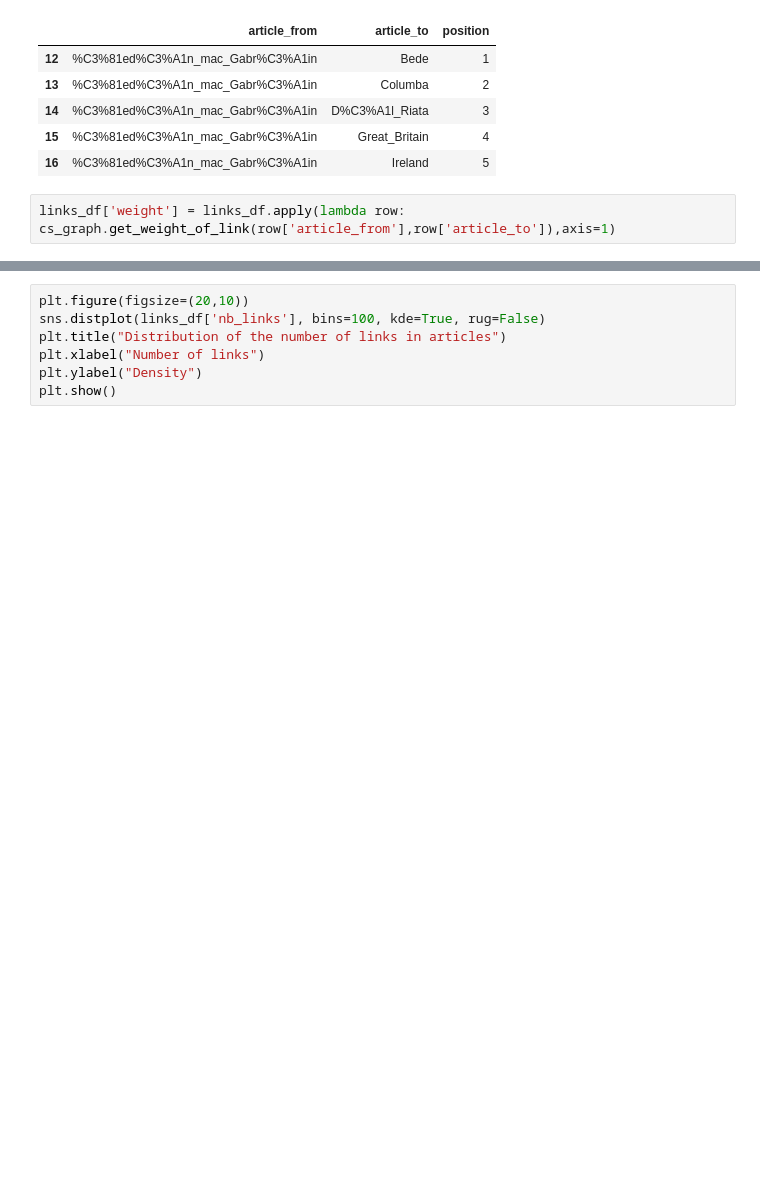
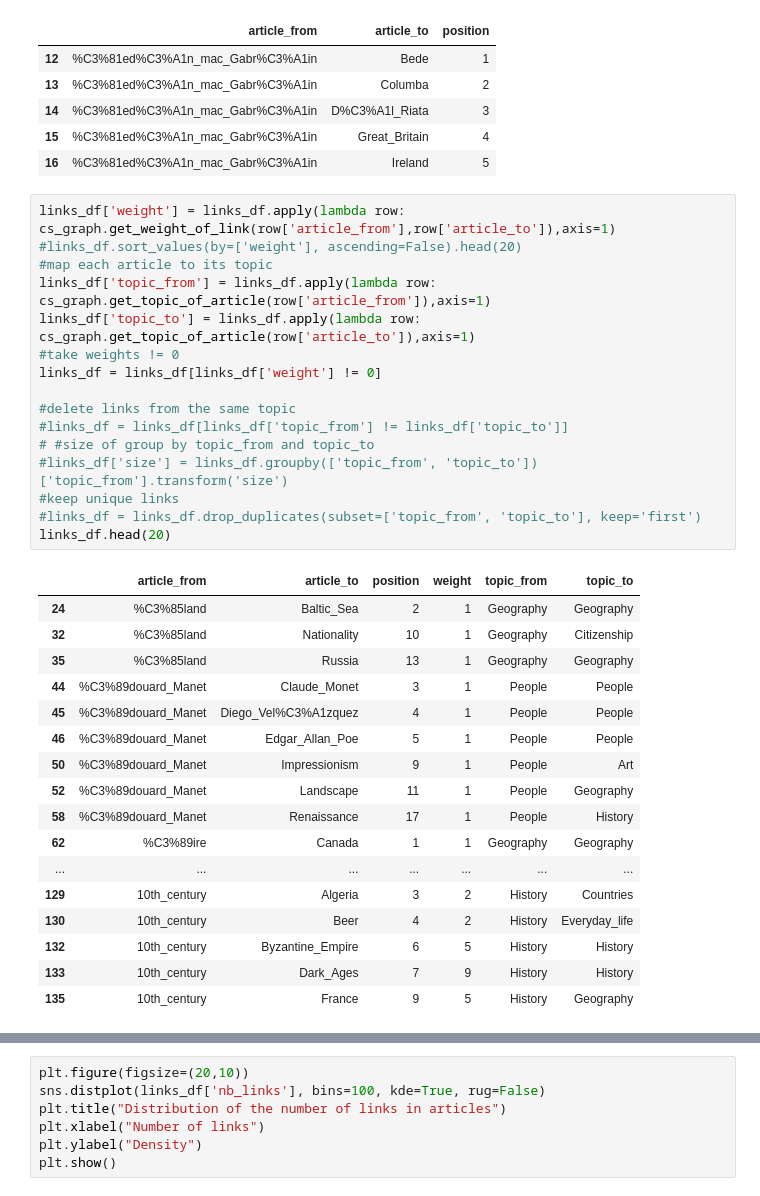
Before and after one commit to epfl-ada/ada-2022-project-groupe53, a Jupyter notebook: youssou_playground.ipynb, the cells around one changed output, grey strips where cells are left out. Drawn from its saved outputs; the diff is of its cells as text; blank space fills up the shorter version.

```diff
--- a/youssou_playground.ipynb
+++ b/youssou_playground.ipynb
@@ -130,5 +224,37 @@ links_df.head()
 | 14 | %C3%81ed%C3%A1n_mac_Gabr%C3%A1in | D%C3%A1l_Riata | 3 |
 | 15 | %C3%81ed%C3%A1n_mac_Gabr%C3%A1in | Great_Britain | 4 |
 | 16 | %C3%81ed%C3%A1n_mac_Gabr%C3%A1in | Ireland | 5 |
-# %%
-links_df['weight'] = links_df.apply(lambda row: cs_graph.get_weight_of_link(row['article_from'],row['article_to']),axis=1)
+# %%
+links_df['weight'] = links_df.apply(lambda row: cs_graph.get_weight_of_link(row['article_from'],row['article_to']),axis=1)
+#links_df.sort_values(by=['weight'], ascending=False).head(20)
+#map each article to its topic
+links_df['topic_from'] = links_df.apply(lambda row: cs_graph.get_topic_of_article(row['article_from']),axis=1)
+links_df['topic_to'] = links_df.apply(lambda row: cs_graph.get_topic_of_article(row['article_to']),axis=1)
+#take weights != 0
+links_df = links_df[links_df['weight'] != 0]
+
+#delete links from the same topic
+#links_df = links_df[links_df['topic_from'] != links_df['topic_to']]
+# #size of group by topic_from and topic_to
+#links_df['size'] = links_df.groupby(['topic_from', 'topic_to'])['topic_from'].transform('size')
+#keep unique links
+#links_df = links_df.drop_duplicates(subset=['topic_from', 'topic_to'], keep='first')
+links_df.head(20)
+# %% [output]
+|  | article_from | article_to | position | weight | topic_from | topic_to |
+| 24 | %C3%85land | Baltic_Sea | 2 | 1 | Geography | Geography |
+| 32 | %C3%85land | Nationality | 10 | 1 | Geography | Citizenship |
+| 35 | %C3%85land | Russia | 13 | 1 | Geography | Geography |
+| 44 | %C3%89douard_Manet | Claude_Monet | 3 | 1 | People | People |
+| 45 | %C3%89douard_Manet | Diego_Vel%C3%A1zquez | 4 | 1 | People | People |
+| 46 | %C3%89douard_Manet | Edgar_Allan_Poe | 5 | 1 | People | People |
+| 50 | %C3%89douard_Manet | Impressionism | 9 | 1 | People | Art |
+| 52 | %C3%89douard_Manet | Landscape | 11 | 1 | People | Geography |
+| 58 | %C3%89douard_Manet | Renaissance | 17 | 1 | People | History |
+| 62 | %C3%89ire | Canada | 1 | 1 | Geography | Geography |
+| ... | ... | ... | ... | ... | ... | ... |
+| 129 | 10th_century | Algeria | 3 | 2 | History | Countries |
+| 130 | 10th_century | Beer | 4 | 2 | History | Everyday_life |
+| 132 | 10th_century | Byzantine_Empire | 6 | 5 | History | History |
+| 133 | 10th_century | Dark_Ages | 7 | 9 | History | History |
+| 135 | 10th_century | France | 9 | 5 | History | Geography |
```
Also changed, not shown: parts of 28 cells of this notebook.
